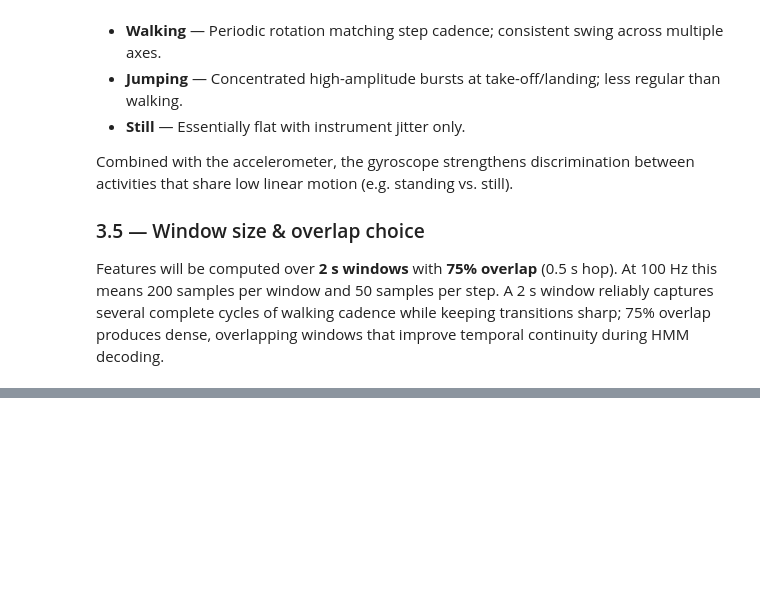
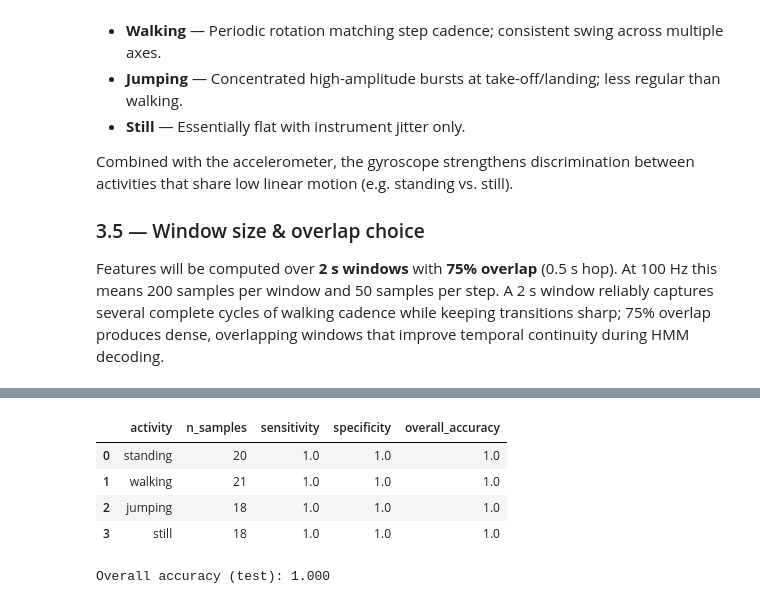
Before and after one commit to mugishasam123/formative2-hmm, a Jupyter notebook: notebooks/formative2-hmm.ipynb, the cells around one changed output, grey strips where cells are left out. Cells and saved outputs as stored; diff of their text form; code cells hidden in the pictures; blank space fills up the shorter version.

```diff
--- a/notebooks/formative2-hmm.ipynb
+++ b/notebooks/formative2-hmm.ipynb
@@ -590,0 +699,23 @@ Hop     = 0.50 s  |  200 samples/window,  50 samples/hop  @ 100 Hz
+# %%
+# Use EM-trained params for final evaluation (or params_init for baseline)
+params_eval = params_em
+test_dec_eval = viterbi_decode_sequences(test_norm, feat_cols, params_eval)
+
+cm_test, state_labels = build_confusion_matrix(test_dec_eval)
+metrics_df, overall_acc = per_class_metrics(cm_test)
+
+# Add sample counts per activity (from test set)
+n_per_activity = test_dec_eval.groupby("activity").size().reindex(state_labels, fill_value=0)
+metrics_df["n_samples"] = [n_per_activity[a] for a in state_labels]
+
+# Rubric table: State (Activity), Number of Samples, Sensitivity, Specificity, Overall Accuracy
+metrics_df["overall_accuracy"] = overall_acc
+display(metrics_df[["activity", "n_samples", "sensitivity", "specificity", "overall_accuracy"]])
+print(f"Overall accuracy (test): {overall_acc:.3f}")
+# %% [output]
+|  | activity | n_samples | sensitivity | specificity | overall_accuracy |
+| 0 | standing | 20 | 1.0 | 1.0 | 1.0 |
+| 1 | walking | 21 | 1.0 | 1.0 | 1.0 |
+| 2 | jumping | 18 | 1.0 | 1.0 | 1.0 |
+| 3 | still | 18 | 1.0 | 1.0 | 1.0 |
+Overall accuracy (test): 1.000
```
Also changed, not shown: parts of 21 cells of this notebook.
